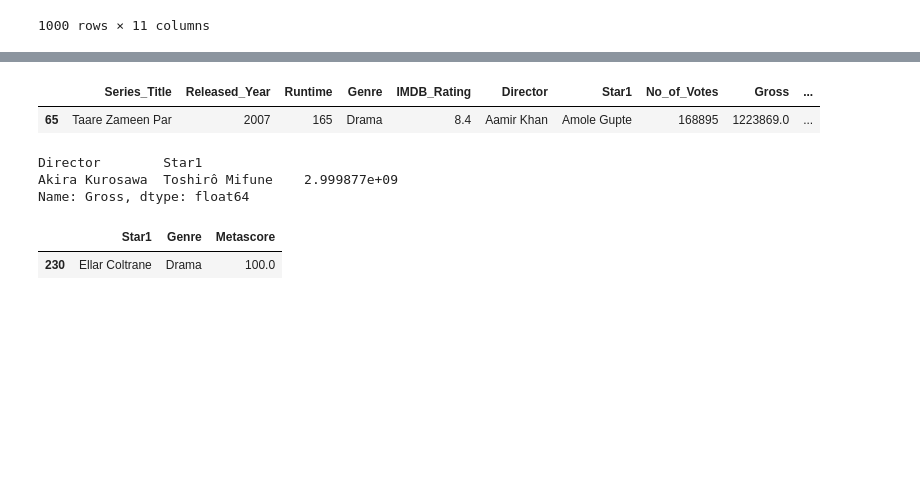
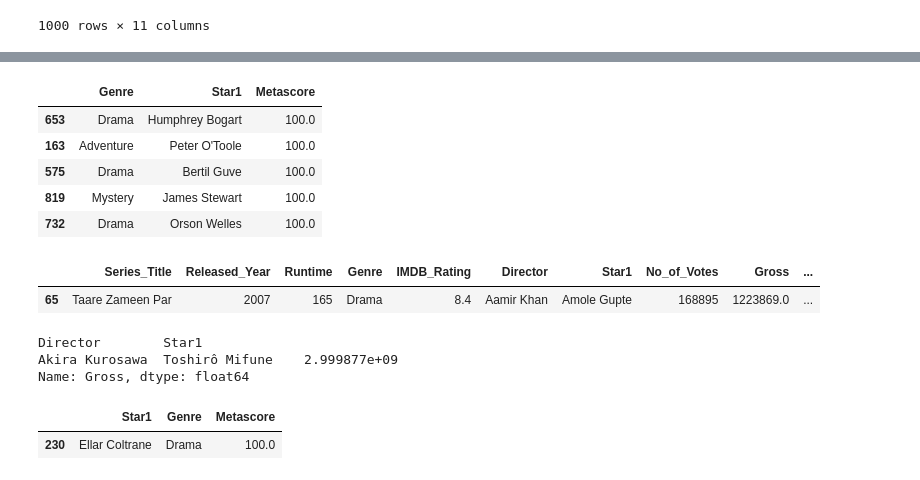
Before and after one commit to Pritush09/Pandas-and-its-functions-detailed, a Jupyter notebook: Session_19_groupby_objects.ipynb, the cells around one changed output, grey strips where cells are left out. Saved outputs shown, nothing was run; the diff lists cells and outputs as text; code cells hidden in the pictures; blank space fills up the shorter version.

```diff
--- a/Session_19_groupby_objects.ipynb
+++ b/Session_19_groupby_objects.ipynb
@@ -462,3 +554,12 @@ genres.apply(normal)
+# %%
+movies.groupby(['Genre','Star1'])['Metascore'].mean().reset_index().sort_values("Metascore",ascending = False).head()
+# %% [output]
+|  | Genre | Star1 | Metascore |
+| 653 | Drama | Humphrey Bogart | 100.0 |
+| 163 | Adventure | Peter O'Toole | 100.0 |
+| 575 | Drama | Bertil Guve | 100.0 |
+| 819 | Mystery | James Stewart | 100.0 |
+| 732 | Drama | Orson Welles | 100.0 |
 # %%
 # groupby on multiple cols
 duo = movies.groupby(['Director','Star1'])
```
Also changed, not shown: parts of 12 cells of this notebook.
